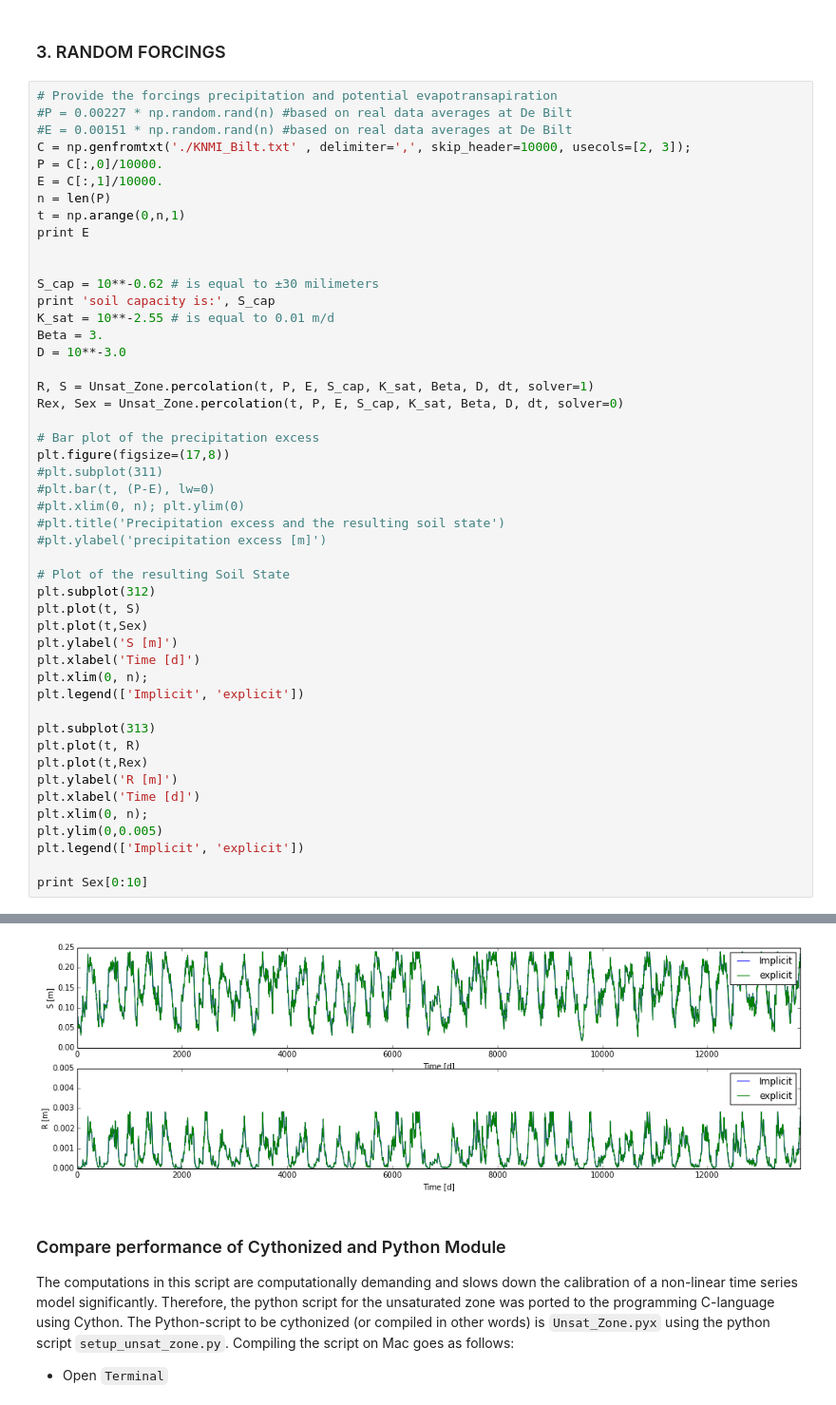
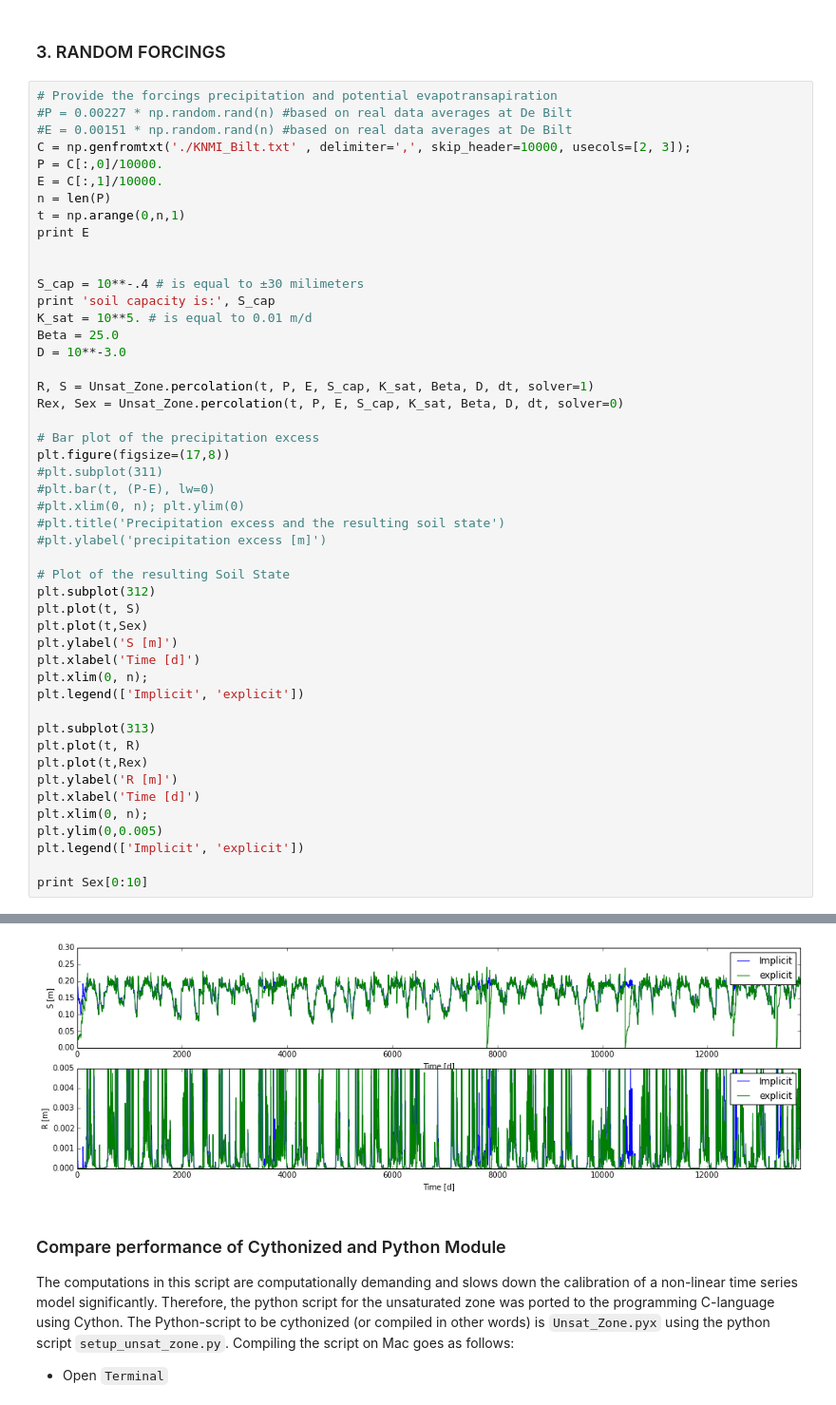
Before and after one commit to raoulcollenteur/GWTSA, a Jupyter notebook: Notebooks/Unsaturated_Zone_Validation.ipynb, the cells around one changed output, grey strips where cells are left out. Shown: that part at 95% size. Drawn from its saved outputs; the diff is of its cells as text.

```diff
--- a/Notebooks/Unsaturated_Zone_Validation.ipynb
+++ b/Notebooks/Unsaturated_Zone_Validation.ipynb
@@ -126,10 +127,10 @@ t = np.arange(0,n,1)
 print E
 
 
-S_cap = 10**-0.62 # is equal to ±30 milimeters
+S_cap = 10**-.4 # is equal to ±30 milimeters
 print 'soil capacity is:', S_cap
-K_sat = 10**-2.55 # is equal to 0.01 m/d
-Beta = 3.
+K_sat = 10**5. # is equal to 0.01 m/d
+Beta = 25.0
 D = 10**-3.0
 
 R, S = Unsat_Zone.percolation(t, P, E, S_cap, K_sat, Beta, D, dt, solver=1)
@@ -170,4 +171,4 @@ soil capacity is: 0.239883291902
-[figure, old version]
+[figure, new version]
 # %% [markdown]
 ### Compare performance of Cythonized and Python Module
 The computations in this script are computationally demanding and slows down the calibration of a non-linear time series model significantly. Therefore, the python script for the unsaturated zone was ported to the programming C-language using Cython. The Python-script to be cythonized (or compiled in other words) is `Unsat_Zone.pyx` using the
```
Also changed, not shown: parts of 6 cells of this notebook, 15 other files.
